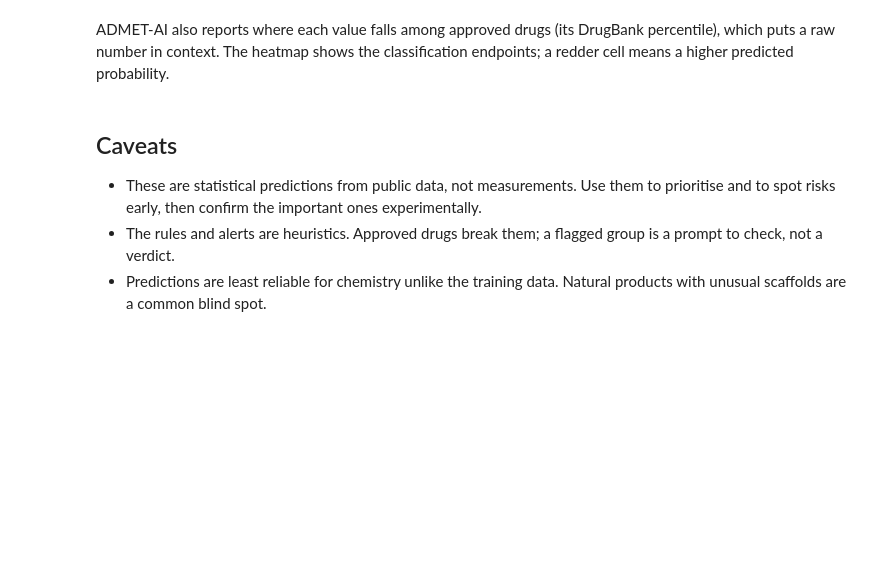
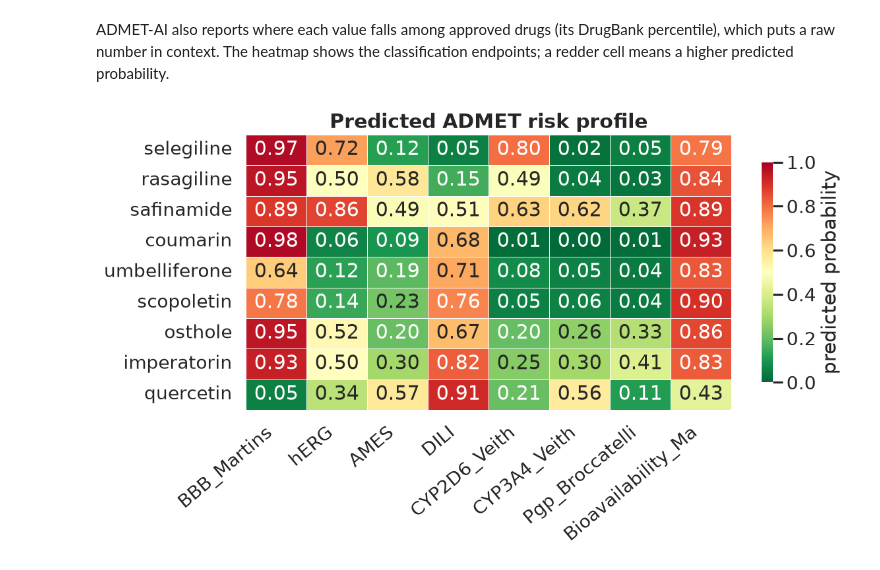
Before and after one commit to yboulaamane/comp_chem_colab, a Jupyter notebook: admet_druglikeness.ipynb, the cells around one changed output. Drawn from its saved outputs; the diff is of its cells as text; code cells hidden in the pictures; blank space fills up the shorter version.

```diff
--- a/admet_druglikeness.ipynb
+++ b/admet_druglikeness.ipynb
@@ -26,6 +27,11 @@ small models, no download at run time).
 # %%
 import numpy as np
 import pandas as pd
+import seaborn as sns
+import matplotlib.pyplot as plt
+
+sns.set_theme(style="whitegrid", context="talk")
+plt.rcParams.update({"figure.dpi": 120, "axes.titleweight": "bold", "savefig.bbox": "tight"})
 from rdkit import Chem, RDLogger
 from rdkit.Chem import Descriptors, Draw, QED
 from rdkit.Chem.FilterCatalog import FilterCatalog, FilterCatalogParams
@@ -149,9 +187,13 @@ plt.show()
-# %% [markdown]
-## Caveats
-
-* These are statistical predictions from public data, not measurements. Use them to
-  prioritise and to spot risks early, then confirm the important ones experimentally.
-* The rules and alerts are heuristics. Approved drugs break them; a flagged group is a
-  prompt to check, not a verdict.
-* Predictions are least reliable for chemistry unlike the training data. Natural products
-  with unusual scaffolds are a common blind spot.
+# %%
+risk = predictions[["BBB_Martins", "hERG", "AMES", "DILI", "CYP2D6_Veith", "CYP3A4_Veith",
+                    "Pgp_Broccatelli", "Bioavailability_Ma"]]
+fig, ax = plt.subplots(figsize=(10, 6))
+sns.heatmap(risk, annot=True, fmt=".2f", cmap="RdYlGn_r", vmin=0, vmax=1,
+            linewidths=.5, cbar_kws={"label": "predicted probability", "shrink": .8}, ax=ax)
+ax.set_title("Predicted ADMET risk profile")
+plt.xticks(rotation=40, ha="right")
+plt.yticks(rotation=0)
+plt.tight_layout()
+plt.show()
+# %% [output]
+[figure, added]
```
Also changed, not shown: parts of 10 cells of this notebook, 3 other files.
